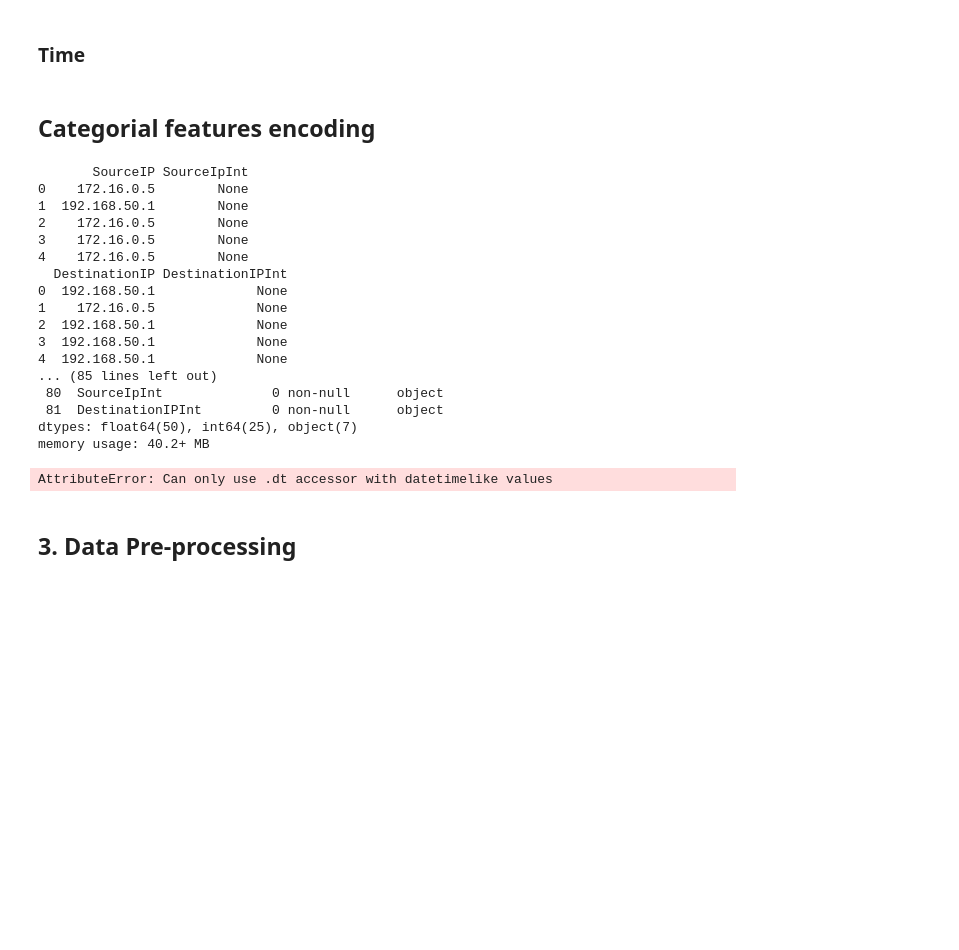
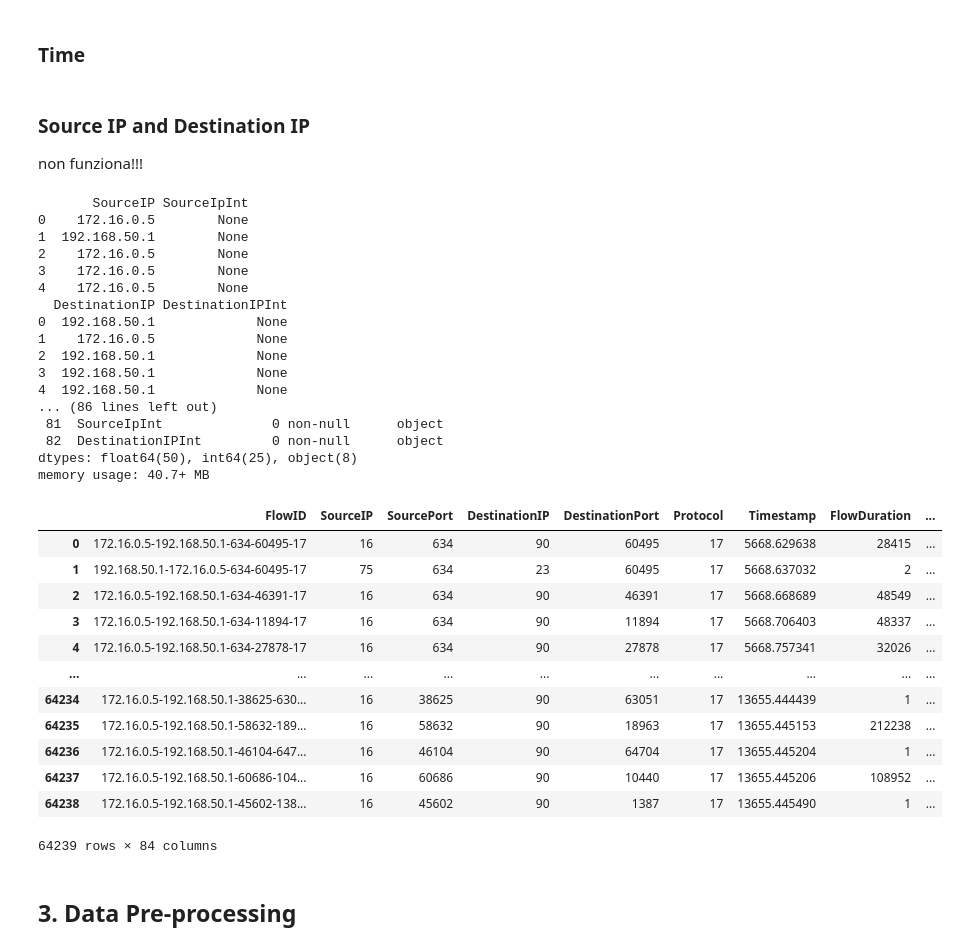
Before and after one commit to alby0304/DDoS_Attacks_Detection-Characterization, a Jupyter notebook: script.ipynb, the cells around one changed output. Drawn from its saved outputs; the diff is of its cells as text; code cells hidden in the pictures; blank space fills up the shorter version.

```diff
--- a/script.ipynb
+++ b/script.ipynb
@@ -424,8 +436,10 @@ plt.show()
 # %%
 reference_date = min(df['Timestamp'])
 df['Timestamp'] = (df['Timestamp'] - reference_date).dt.total_seconds()
-# %% [markdown]
-## Categorial features encoding
+# %% [markdown]
+### Source IP and Destination IP
+
+non funziona!!!
 # %%
 #Funzione per convertire IP in intero, qui convertiamo i source ip
 def ip_to_int(ip):
@@ -444,11 +458,6 @@ print(df[['SourceIP', 'SourceIpInt']].head())
 print(df[['DestinationIP', 'DestinationIPInt']].head())
 
 df.info()
-#si creeranno due colonne nuove con gli IP convertiti in interi
-
-#Convert 'Timestamp' to seconds since the first timestamp
-reference_date = min(df['Timestamp'])
-df['Timestamp'] = (df['Timestamp']-reference_date).dt.total_seconds()
 # %% [output]
        SourceIP SourceIpInt
 0    172.16.0.5        None
@@ -462,12 +471,36 @@ df['Timestamp'] = (df['Timestamp']-reference_date).dt.total_seconds()
 2  192.168.50.1             None
 3  192.168.50.1             None
 4  192.168.50.1             None
-... (85 lines left out)
- 80  SourceIpInt              0 non-null      object
- 81  DestinationIPInt         0 non-null      object
-dtypes: float64(50), int64(25), object(7)
-memory usage: 40.2+ MB
+... (86 lines left out)
+ 81  SourceIpInt              0 non-null      object
+ 82  DestinationIPInt         0 non-null      object
+dtypes: float64(50), int64(25), object(8)
+memory usage: 40.7+ MB
-AttributeError: Can only use .dt accessor with datetimelike values
+# %%
+categorical_features=['label','SourceIP','DestinationIP']
+
+label_encoder = LabelEncoder()
+for feature in categorical_features:
+    if feature == 'label':
+        df['IntLabel'] = label_encoder.fit_transform(df[feature])
+    else:
+        df[feature] = label_encoder.fit_transform(df[feature])
+
+df
+# %% [output]
+|  | FlowID | SourceIP | SourcePort | DestinationIP | DestinationPort | Protocol | Timestamp | FlowDuration | ... |
+| 0 | 172.16.0.5-192.168.50.1-634-60495-17 | 16 | 634 | 90 | 60495 | 17 | 5668.629638 | 28415 | ... |
+| 1 | 192.168.50.1-172.16.0.5-634-60495-17 | 75 | 634 | 23 | 60495 | 17 | 5668.637032 | 2 | ... |
+| 2 | 172.16.0.5-192.168.50.1-634-46391-17 | 16 | 634 | 90 | 46391 | 17 | 5668.668689 | 48549 | ... |
+| 3 | 172.16.0.5-192.168.50.1-634-11894-17 | 16 | 634 | 90 | 11894 | 17 | 5668.706403 | 48337 | ... |
+| 4 | 172.16.0.5-192.168.50.1-634-27878-17 | 16 | 634 | 90 | 27878 | 17 | 5668.757341 | 32026 | ... |
+| ... | ... | ... | ... | ... | ... | ... | ... | ... | ... |
+| 64234 | 172.16.0.5-192.168.50.1-38625-630... | 16 | 38625 | 90 | 63051 | 17 | 13655.444439 | 1 | ... |
+| 64235 | 172.16.0.5-192.168.50.1-58632-189... | 16 | 58632 | 90 | 18963 | 17 | 13655.445153 | 212238 | ... |
+| 64236 | 172.16.0.5-192.168.50.1-46104-647... | 16 | 46104 | 90 | 64704 | 17 | 13655.445204 | 1 | ... |
+| 64237 | 172.16.0.5-192.168.50.1-60686-104... | 16 | 60686 | 90 | 10440 | 17 | 13655.445206 | 108952 | ... |
+| 64238 | 172.16.0.5-192.168.50.1-45602-138... | 16 | 45602 | 90 | 1387 | 17 | 13655.445490 | 1 | ... |
+64239 rows × 84 columns
 # %% [markdown]
 ## 3. Data Pre-processing
 # %% [markdown]
```
Also changed, not shown: parts of 9 cells of this notebook.
